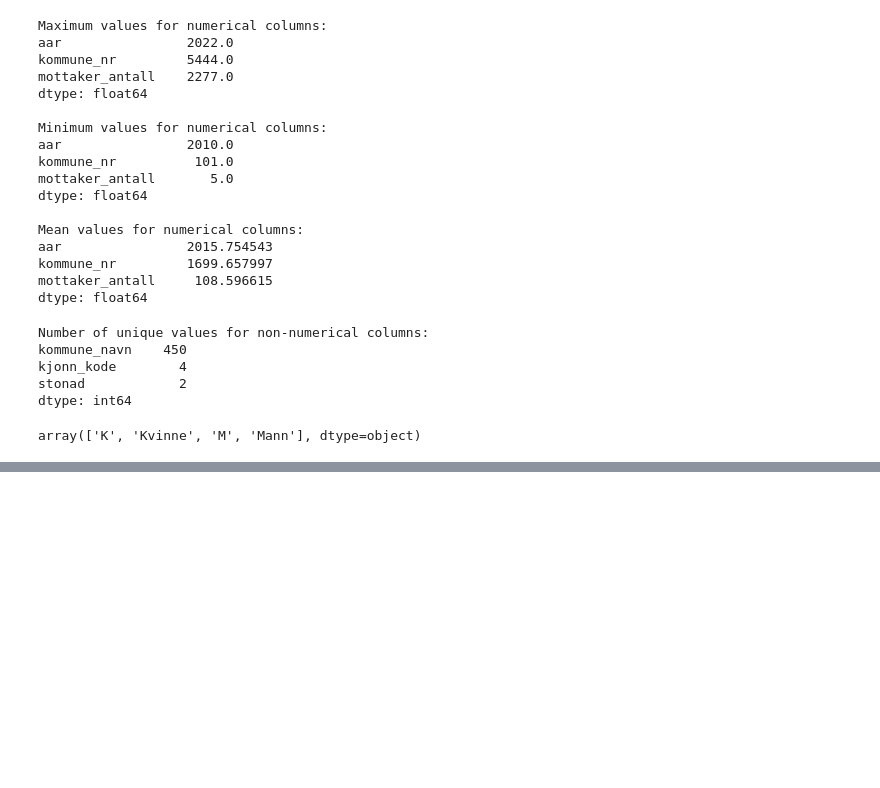
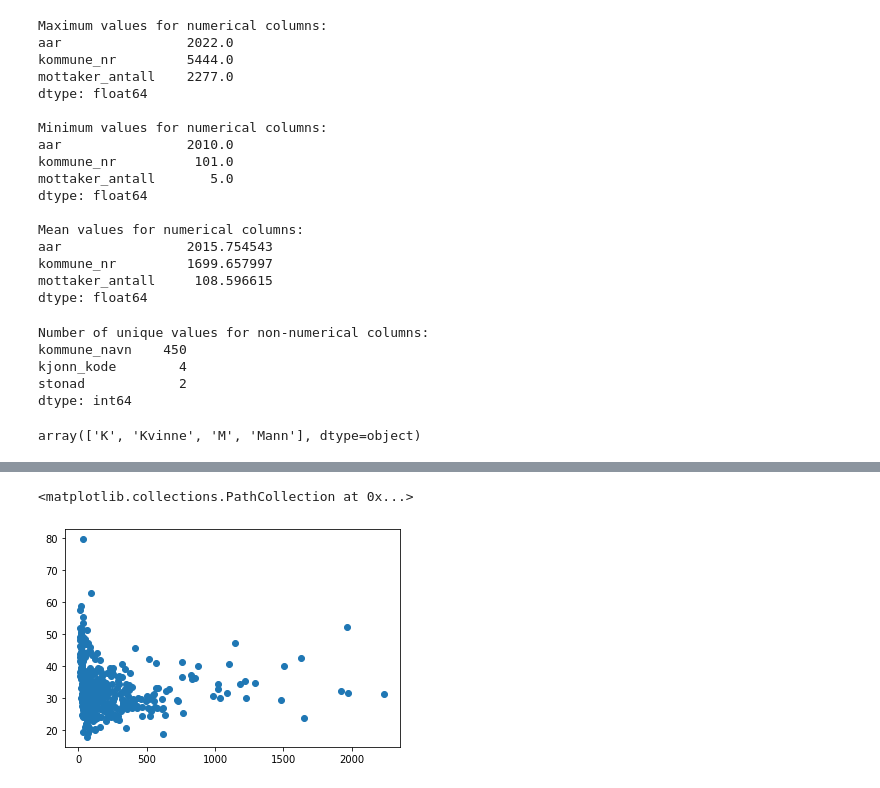
Before and after one commit to MrAldrin/div_prosjekter, a Jupyter notebook: nav_interview/inspection.ipynb, the cells around one changed output, grey strips where cells are left out. Cells and saved outputs as stored; diff of their text form; code cells hidden in the pictures; blank space fills up the shorter version.

```diff
--- a/nav_interview/inspection.ipynb
+++ b/nav_interview/inspection.ipynb
@@ -112,0 +146,9 @@ pivot_df
+# %%
+test = df.groupby(["kommune_navn", "stonad"])["mottaker_antall"].mean().reset_index()
+test = test.pivot(index="kommune_navn", columns="stonad", values="mottaker_antall")
+test.reset_index(inplace=True)
+test.columns = ["kommune_navn", "Arbeidsavklaringspenger", "Dagpenger"]
+test["Totalt"] = test["Arbeidsavklaringspenger"]+test["Dagpenger"]
+test["Dagpenger_%"] = (test["Dagpenger"]/test["Totalt"])*100
+test = test.dropna()
+test
@@ -112,0 +169,5 @@ pivot_df
+# %%
+plt.scatter(test["Totalt"], test["Dagpenger_%"])
+# %% [output]
+<matplotlib.collections.PathCollection at 0x...>
+[figure, added]
```
Also changed, not shown: parts of 40 cells of this notebook.
